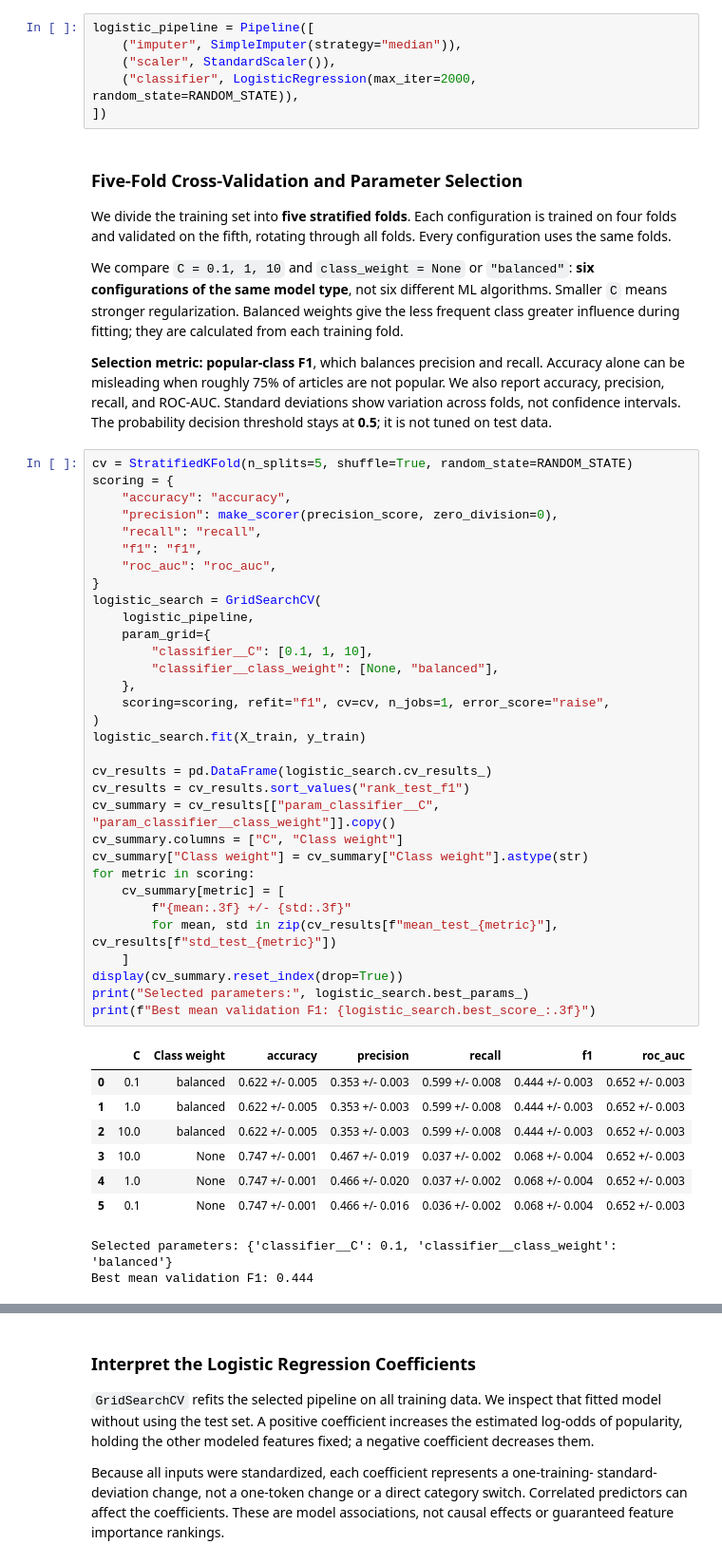
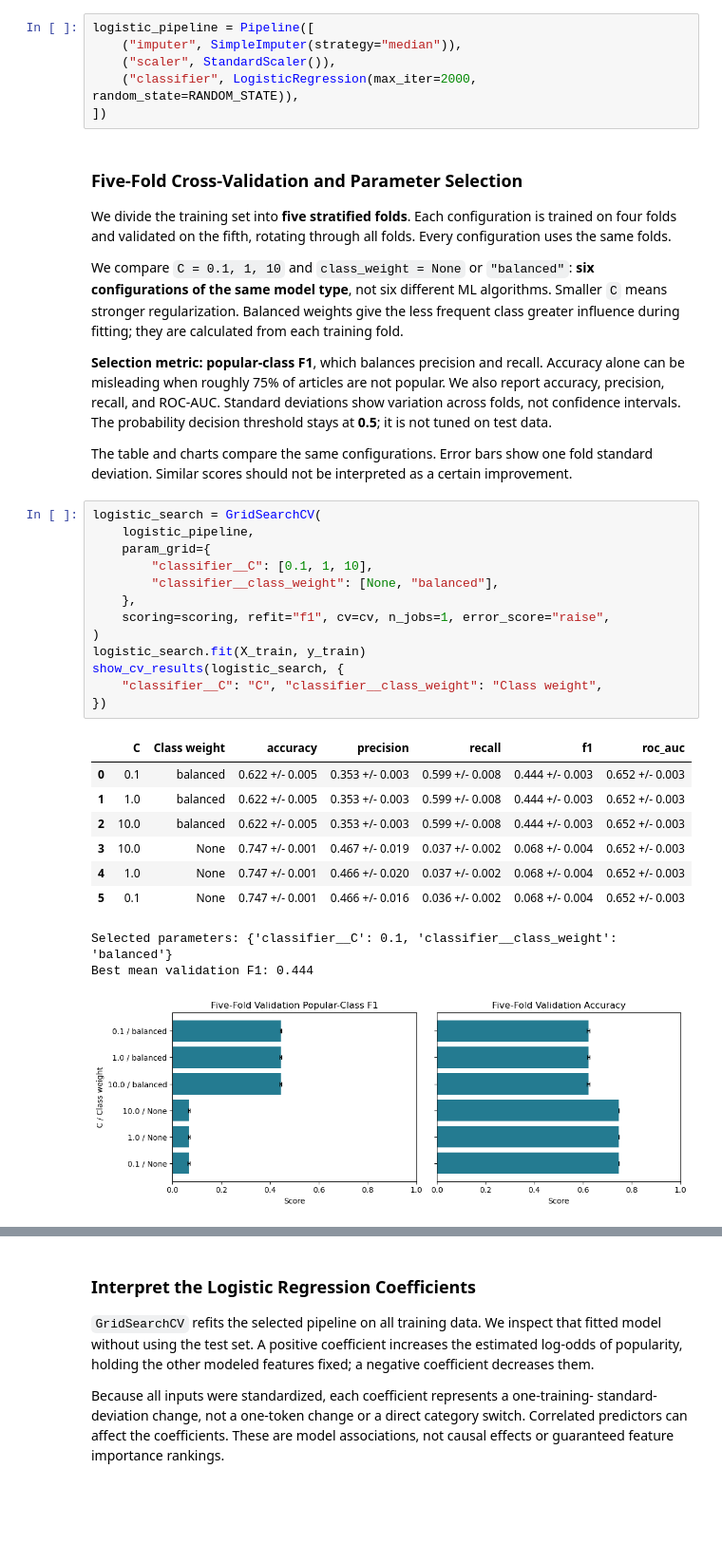
Before and after one commit to satam2/news-popularity-data-project, a Jupyter notebook: ml_models.ipynb, the cells around one changed output, grey strips where cells are left out. Shown at 95% size. Cells and saved outputs as stored; diff of their text form; blank space fills up the shorter version.

```diff
--- a/ml_models.ipynb
+++ b/ml_models.ipynb
@@ -148,45 +227,30 @@ Accuracy alone can be misleading when roughly 75% of articles are not popular.
 We also report accuracy, precision, recall, and ROC-AUC. Standard deviations show
 variation across folds, not confidence intervals. The probability decision
 threshold stays at **0.5**; it is not tuned on test data.
+
+The table and charts compare the same configurations. Error bars show one fold
+standard deviation. Similar scores should not be interpreted as a certain improvement.
 # %%
-cv = StratifiedKFold(n_splits=5, shuffle=True, random_state=RANDOM_STATE)
-scoring = {
-    "accuracy": "accuracy",
-    "precision": make_scorer(precision_score, zero_division=0),
-    "recall": "recall",
-    "f1": "f1",
-    "roc_auc": "roc_auc",
-}
 logistic_search = GridSearchCV(
     logistic_pipeline,
     param_grid={
         "classifier__C": [0.1, 1, 10],
         "classifier__class_weight": [None, "balanced"],
     },
     scoring=scoring, refit="f1", cv=cv, n_jobs=1, error_score="raise",
 )
 logistic_search.fit(X_train, y_train)
-
-cv_results = pd.DataFrame(logistic_search.cv_results_)
-cv_results = cv_results.sort_values("rank_test_f1")
-cv_summary = cv_results[["param_classifier__C", "param_classifier__class_weight"]].copy()
-cv_summary.columns = ["C", "Class weight"]
-cv_summary["Class weight"] = cv_summary["Class weight"].astype(str)
-for metric in scoring:
-    cv_summary[metric] = [
-        f"{mean:.3f} +/- {std:.3f}"
-        for mean, std in zip(cv_results[f"mean_test_{metric}"], cv_results[f"std_test_{metric}"])
-    ]
-display(cv_summary.reset_index(drop=True))
-print("Selected parameters:", logistic_search.best_params_)
-print(f"Best mean validation F1: {logistic_search.best_score_:.3f}")
+show_cv_results(logistic_search, {
+    "classifier__C": "C", "classifier__class_weight": "Class weight",
+})
 # %% [output]
 |  | C | Class weight | accuracy | precision | recall | f1 | roc_auc |
 | 0 | 0.1 | balanced | 0.622 +/- 0.005 | 0.353 +/- 0.003 | 0.599 +/- 0.008 | 0.444 +/- 0.003 | 0.652 +/- 0.003 |
 | 1 | 1.0 | balanced | 0.622 +/- 0.005 | 0.353 +/- 0.003 | 0.599 +/- 0.008 | 0.444 +/- 0.003 | 0.652 +/- 0.003 |
 | 2 | 10.0 | balanced | 0.622 +/- 0.005 | 0.353 +/- 0.003 | 0.599 +/- 0.008 | 0.444 +/- 0.003 | 0.652 +/- 0.003 |
 | 3 | 10.0 | None | 0.747 +/- 0.001 | 0.467 +/- 0.019 | 0.037 +/- 0.002 | 0.068 +/- 0.004 | 0.652 +/- 0.003 |
 | 4 | 1.0 | None | 0.747 +/- 0.001 | 0.466 +/- 0.020 | 0.037 +/- 0.002 | 0.068 +/- 0.004 | 0.652 +/- 0.003 |
 | 5 | 0.1 | None | 0.747 +/- 0.001 | 0.466 +/- 0.016 | 0.036 +/- 0.002 | 0.068 +/- 0.004 | 0.652 +/- 0.003 |
 Selected parameters: {'classifier__C': 0.1, 'classifier__class_weight': 'balanced'}
 Best mean validation F1: 0.444
+[figure, added]
```
Also changed, not shown: parts of 18 cells of this notebook, 2 other files.
